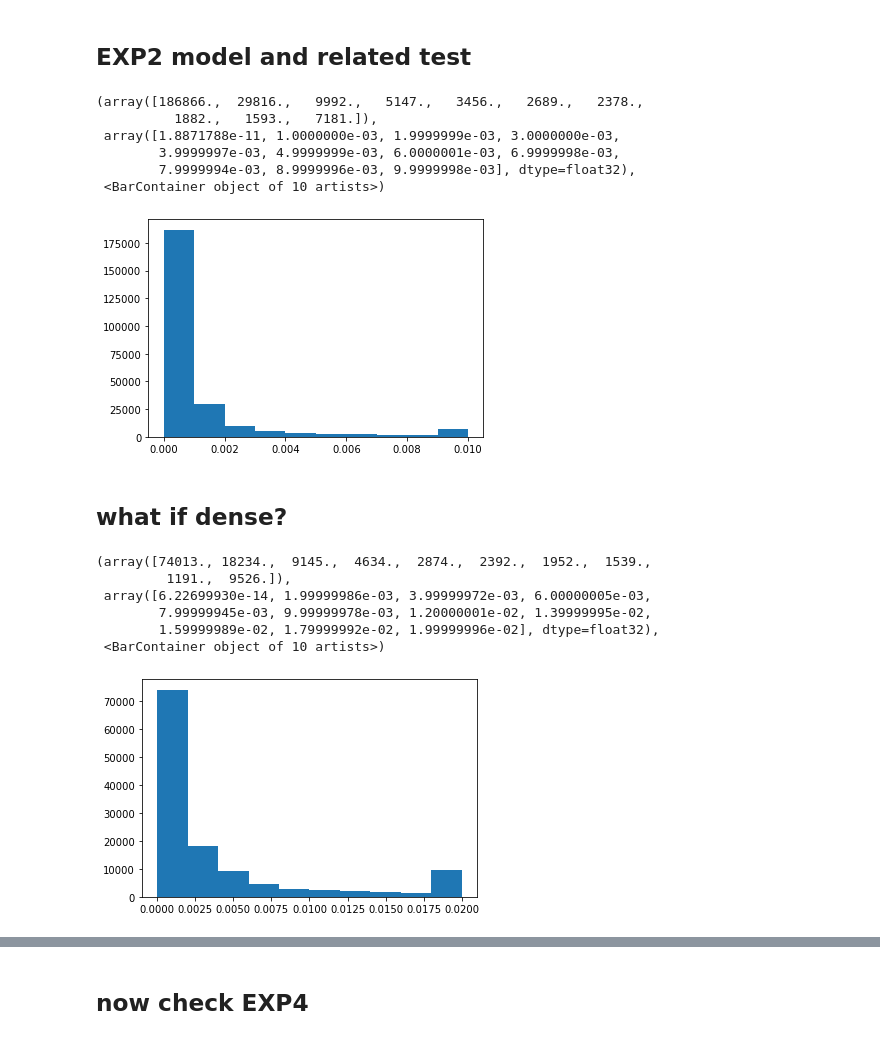
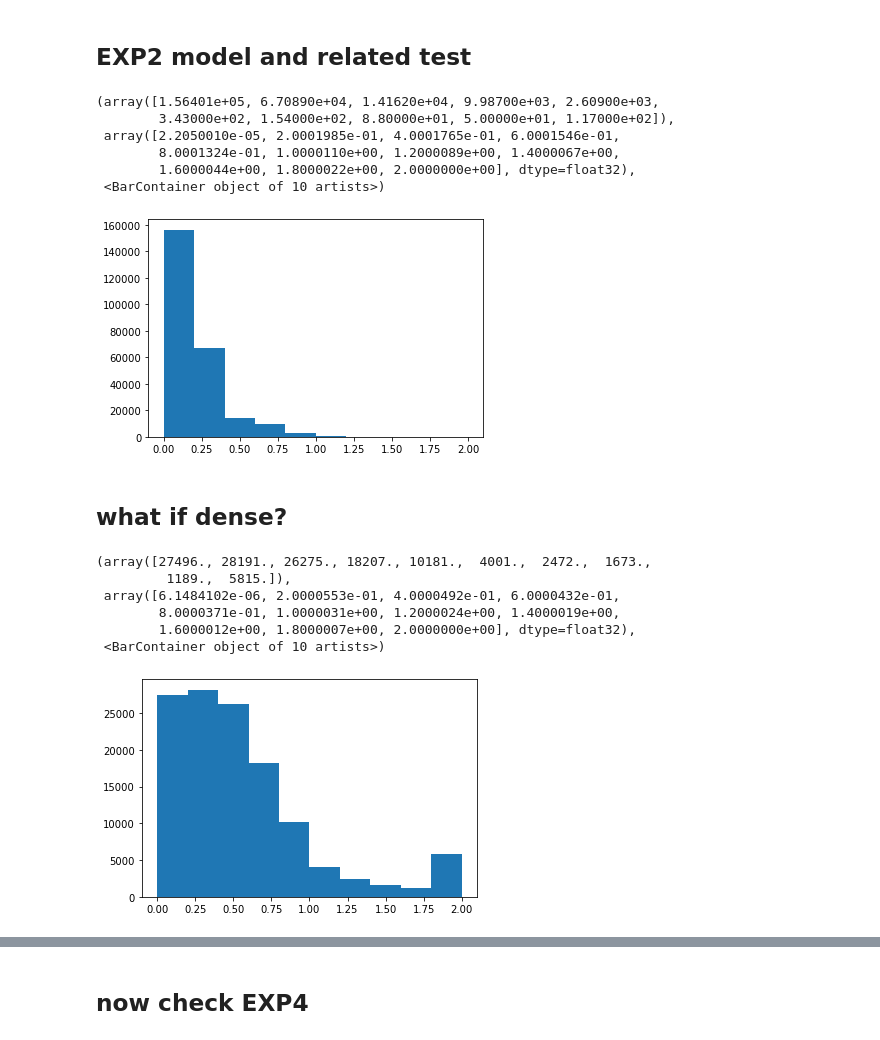
Before and after one commit to TurquoiseKitty/AssortmentNN, a Jupyter notebook: EXP5.ipynb, the cells around one changed output, grey strips where cells are left out. Saved outputs shown, nothing was run; the diff lists cells and outputs as text; code cells hidden in the pictures.

```diff
--- a/EXP5.ipynb
+++ b/EXP5.ipynb
@@ -38,52 +38,52 @@ OUTPUT = torch.Tensor(OUTPUT)
 
 MODEL_OUT = model(INPUT)
 
-RELATIVE_LOSS = nn.functional.mse_loss(OUTPUT, MODEL_OUT, size_average=False, reduce = False, reduction = None) / torch.clamp(OUTPUT, min = 1e-3)
+RELATIVE_LOSS = nn.functional.l1_loss(OUTPUT, MODEL_OUT, size_average=False, reduce = False, reduction = None) / torch.clamp(OUTPUT, min = 1/Vec_Len)
 
-losses = torch.clamp(torch.reshape(RELATIVE_LOSS,(-1,)), max=0.01).detach().numpy()
+losses = torch.clamp(torch.reshape(RELATIVE_LOSS,(-1,)), max=2).detach().numpy()
 
 plt.hist(losses)
 # %% [output]
-(array([186866.,  29816.,   9992.,   5147.,   3456.,   2689.,   2378.,
-          1882.,   1593.,   7181.]),
- array([1.8871788e-11, 1.0000000e-03, 1.9999999e-03, 3.0000000e-03,
-        3.9999997e-03, 4.9999999e-03, 6.0000001e-03, 6.9999998e-03,
-        7.9999994e-03, 8.9999996e-03, 9.9999998e-03], dtype=float32),
+(array([1.56401e+05, 6.70890e+04, 1.41620e+04, 9.98700e+03, 2.60900e+03,
+        3.43000e+02, 1.54000e+02, 8.80000e+01, 5.00000e+01, 1.17000e+02]),
+ array([2.2050010e-05, 2.0001985e-01, 4.0001765e-01, 6.0001546e-01,
+        8.0001324e-01, 1.0000110e+00, 1.2000089e+00, 1.4000067e+00,
+        1.6000044e+00, 1.8000022e+00, 2.0000000e+00], dtype=float32),
  <BarContainer object of 10 artists>)
-[figure, old version]
+[figure, new version]
 # %% [markdown]
 ## what if dense?
 # %%
 # generate synthetic data
 DENSE_AMOUNT = 500
 
 
 INPUT = np.zeros((DENSE_AMOUNT,Vec_Len))
 OUTPUT = np.zeros((DENSE_AMOUNT,Vec_Len))
 for i in range(DENSE_AMOUNT):
     assort = AG.GenAssortment_Fixed(N_prod, fixed_num = N_prod-1)
     INPUT[i] = AG.Product_0(assort)
     OUTPUT[i] = MG.Absorbing_Calculator(lams, transP, assort)
 
 
 INPUT=torch.Tensor(INPUT)
 OUTPUT = torch.Tensor(OUTPUT)
 
 MODEL_OUT = model(INPUT)
 
-RELATIVE_LOSS = nn.functional.mse_loss(OUTPUT, MODEL_OUT, size_average=False, reduce = False, reduction = None) / torch.clamp(OUTPUT, min = 1e-3)
+RELATIVE_LOSS = nn.functional.l1_loss(OUTPUT, MODEL_OUT, size_average=False, reduce = False, reduction = None) / torch.clamp(OUTPUT, min = 1/Vec_Len)
 
-losses = torch.clamp(torch.reshape(RELATIVE_LOSS,(-1,)), max = 0.02).detach().numpy()
+losses = torch.clamp(torch.reshape(RELATIVE_LOSS,(-1,)), max=2).detach().numpy()
 
 plt.hist(losses)
 # %% [output]
-(array([74013., 18234.,  9145.,  4634.,  2874.,  2392.,  1952.,  1539.,
-         1191.,  9526.]),
- array([6.22699930e-14, 1.99999986e-03, 3.99999972e-03, 6.00000005e-03,
-        7.99999945e-03, 9.99999978e-03, 1.20000001e-02, 1.39999995e-02,
-        1.59999989e-02, 1.79999992e-02, 1.99999996e-02], dtype=float32),
+(array([27496., 28191., 26275., 18207., 10181.,  4001.,  2472.,  1673.,
+         1189.,  5815.]),
+ array([6.1484102e-06, 2.0000553e-01, 4.0000492e-01, 6.0000432e-01,
+        8.0000371e-01, 1.0000031e+00, 1.2000024e+00, 1.4000019e+00,
+        1.6000012e+00, 1.8000007e+00, 2.0000000e+00], dtype=float32),
  <BarContainer object of 10 artists>)
-[figure, old version]
+[figure, new version]
 # %%
 # generate synthetic data
 DENSE_AMOUNT = 500
```
Also changed, not shown: parts of 6 cells of this notebook.
